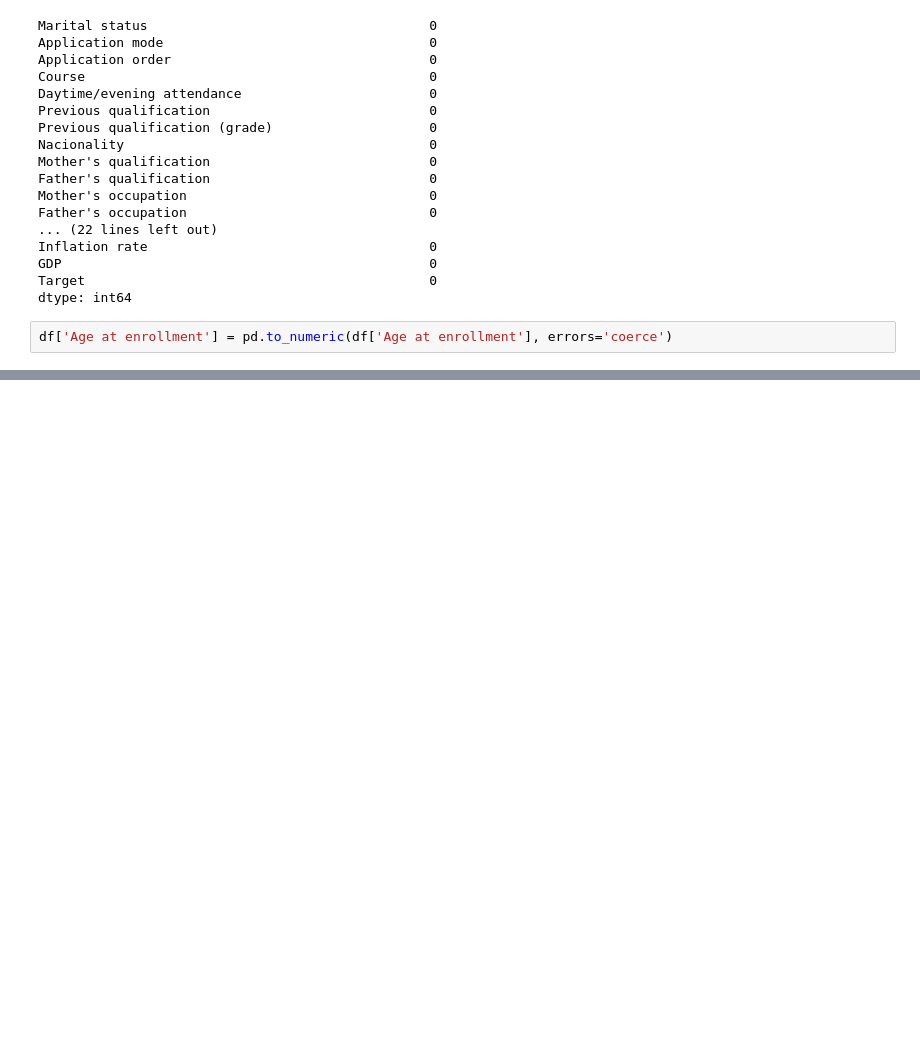
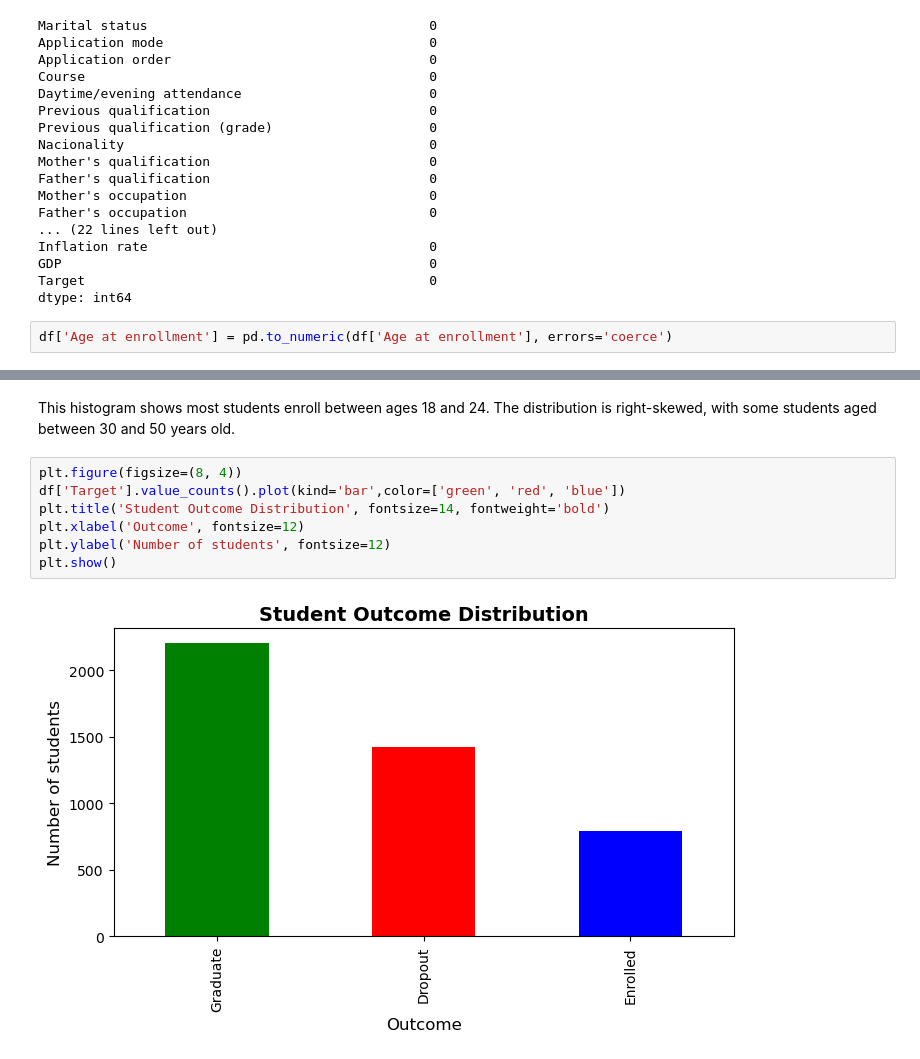
Before and after one commit to sba25155-isabella/CA-1---project-proposal---Isabella-Gubitoso, a Jupyter notebook: Data preparation ok/IsabellaGubitoso_DPrepHDip_CA1.ipynb, the cells around one changed output, grey strips where cells are left out. Saved outputs shown, nothing was run; the diff lists cells and outputs as text; blank space fills up the shorter version.

Commit message:
Box plot and histogram added

```diff
--- a/Data preparation ok/IsabellaGubitoso_DPrepHDip_CA1.ipynb
+++ b/Data preparation ok/IsabellaGubitoso_DPrepHDip_CA1.ipynb
@@ -213,0 +215,11 @@ NameError: name 'plt' is not defined
+# %% [markdown]
+This histogram shows most students enroll between ages 18 and 24. The distribution is right-skewed, with some students aged between 30 and 50 years old.
+# %%
+plt.figure(figsize=(8, 4))
+df['Target'].value_counts().plot(kind='bar',color=['green', 'red', 'blue'])
+plt.title('Student Outcome Distribution', fontsize=14, fontweight='bold')
+plt.xlabel('Outcome', fontsize=12)
+plt.ylabel('Number of students', fontsize=12)
+plt.show()
+# %% [output]
+[figure, added]
```
Also changed, not shown: parts of 6 cells of this notebook.
